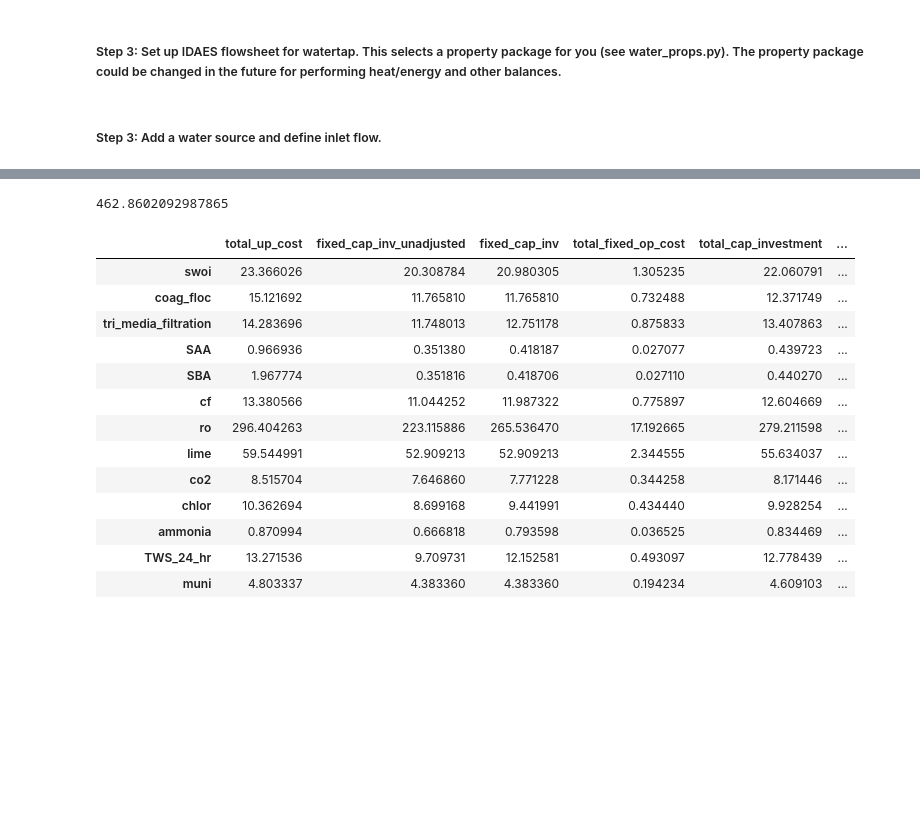
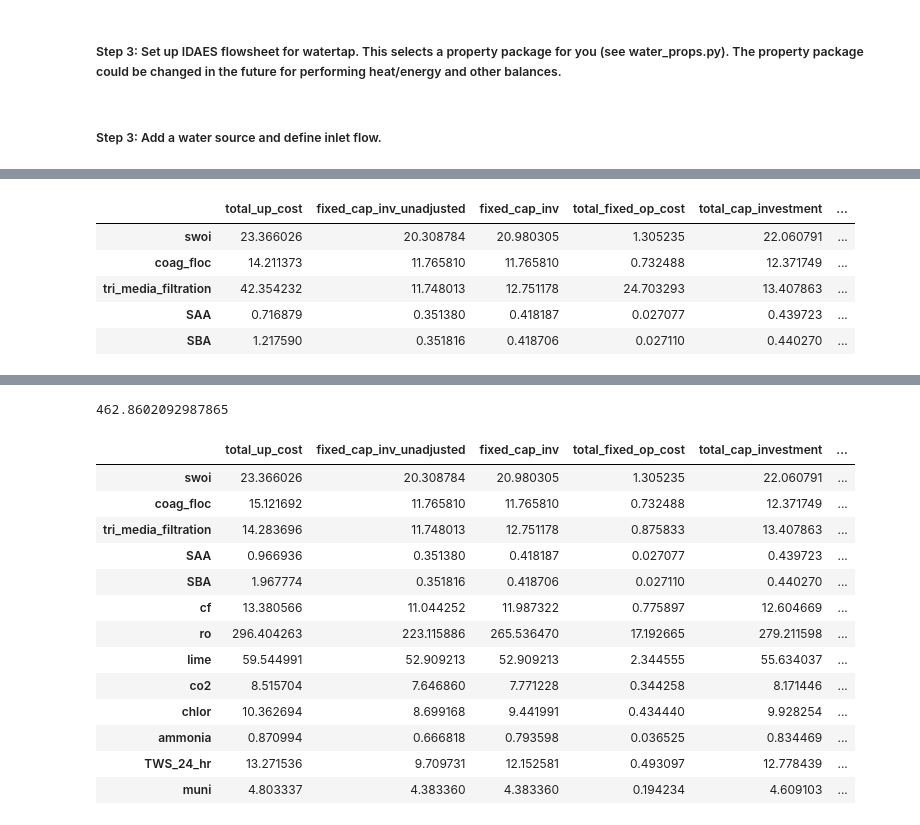
Before and after one commit to NREL/WaterTAP3, a Jupyter notebook: IDAES-WaterTAP3_v2/WaterTAP3_RunTrain_Tutorial-Carlsbad_Jan23_MC_working.ipynb, the cells around one changed output, grey strips where cells are left out. Drawn from its saved outputs; the diff is of its cells as text; code cells hidden in the pictures; blank space fills up the shorter version.

```diff
--- a/IDAES-WaterTAP3_v2/WaterTAP3_RunTrain_Tutorial-Carlsbad_Jan23_MC_working.ipynb
+++ b/IDAES-WaterTAP3_v2/WaterTAP3_RunTrain_Tutorial-Carlsbad_Jan23_MC_working.ipynb
@@ -128,0 +137,9 @@ def get_results_table(model, unit_process_name):
+# %%
+get_results_table(m, unit_process_names).head()
+# %% [output]
+|  | total_up_cost | fixed_cap_inv_unadjusted | fixed_cap_inv | total_fixed_op_cost | total_cap_investment | ... |
+| swoi | 23.366026 | 20.308784 | 20.980305 | 1.305235 | 22.060791 | ... |
+| coag_floc | 14.211373 | 11.765810 | 11.765810 | 0.732488 | 12.371749 | ... |
+| tri_media_filtration | 42.354232 | 11.748013 | 12.751178 | 24.703293 | 13.407863 | ... |
+| SAA | 0.716879 | 0.351380 | 0.418187 | 0.027077 | 0.439723 | ... |
+| SBA | 1.217590 | 0.351816 | 0.418706 | 0.027110 | 0.440270 | ... |
```
Also changed, not shown: parts of 19 cells of this notebook, 20 other files.
